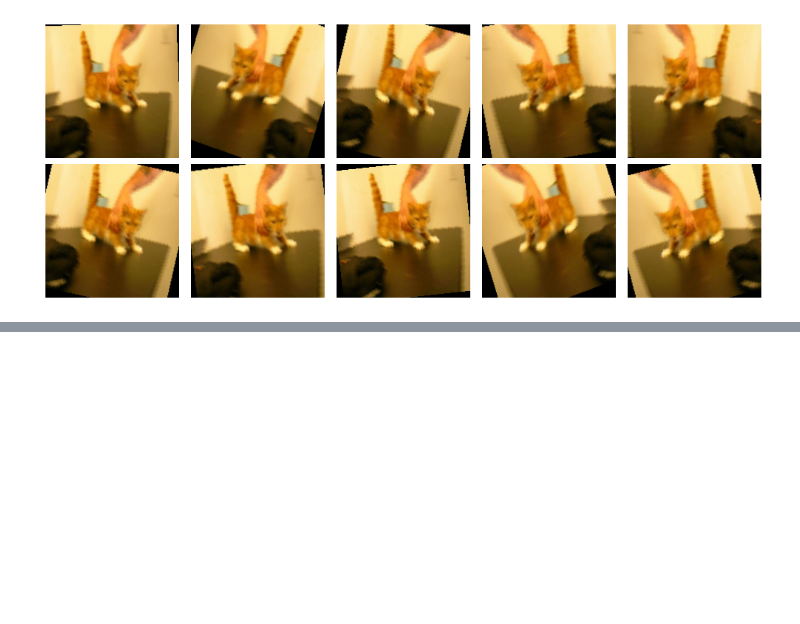
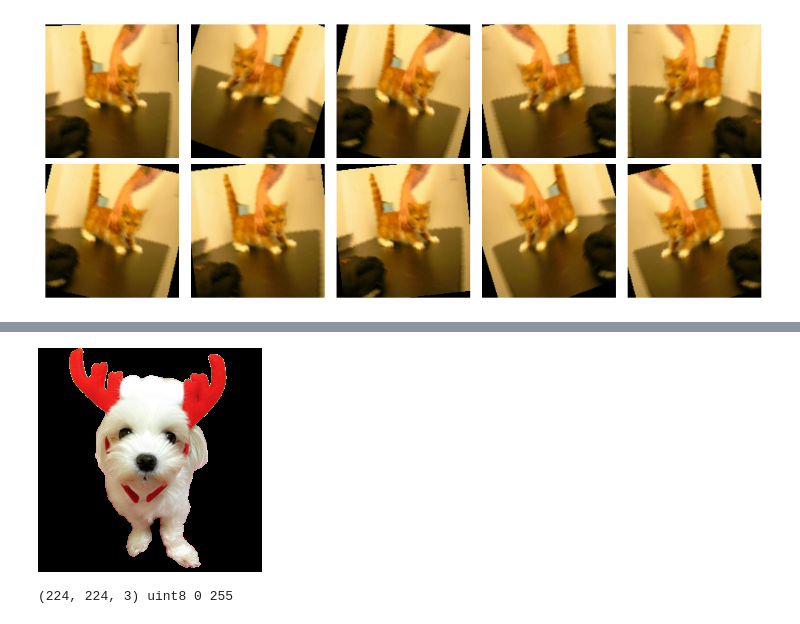
Before and after one commit to llsdah/deep-learning-practice, a Jupyter notebook: keras-dl-summary/day2_me.ipynb, the cells around one changed output, grey strips where cells are left out. Saved outputs shown, nothing was run; the diff lists cells and outputs as text; code cells hidden in the pictures; blank space fills up the shorter version.

```diff
--- a/keras-dl-summary/day2_me.ipynb
+++ b/keras-dl-summary/day2_me.ipynb
@@ -812,0 +890,17 @@ history = model.fit(
+# %%
+from PIL import Image
+
+with Image.open('/workspace/data/mozzi.png') as img:
+    img = img.resize((224,224)).convert('RGB')
+    sample = img.copy()
+
+display(sample)
+
+x1 = np.array(sample)
+
+s1 = vgg16.preprocess_input(x1) #  구격임
+
+print(x1.shape, x1.dtype, x1.min(), x1.max())
+# %% [output]
+[figure, added]
+(224, 224, 3) uint8 0 255
```
Also changed, not shown: parts of 5 cells of this notebook, 25 other files.
